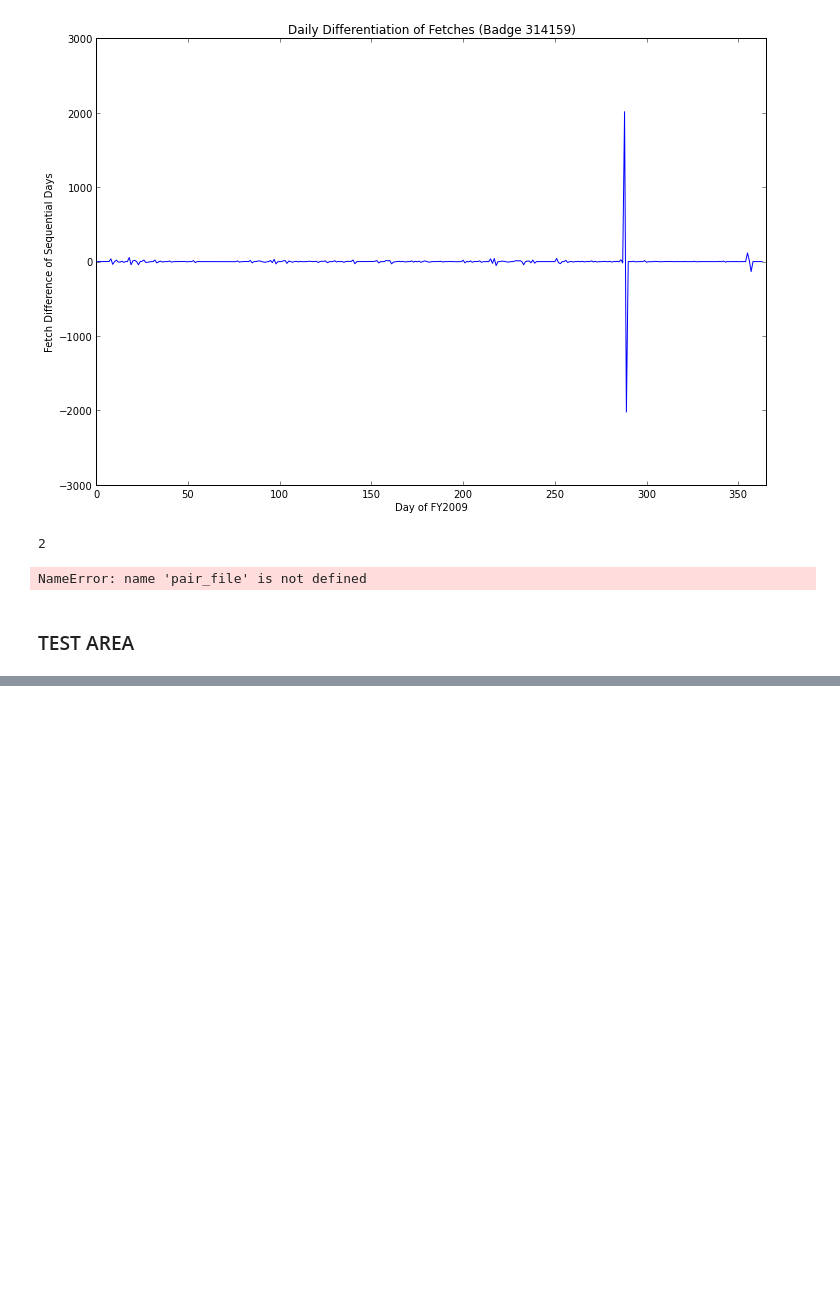
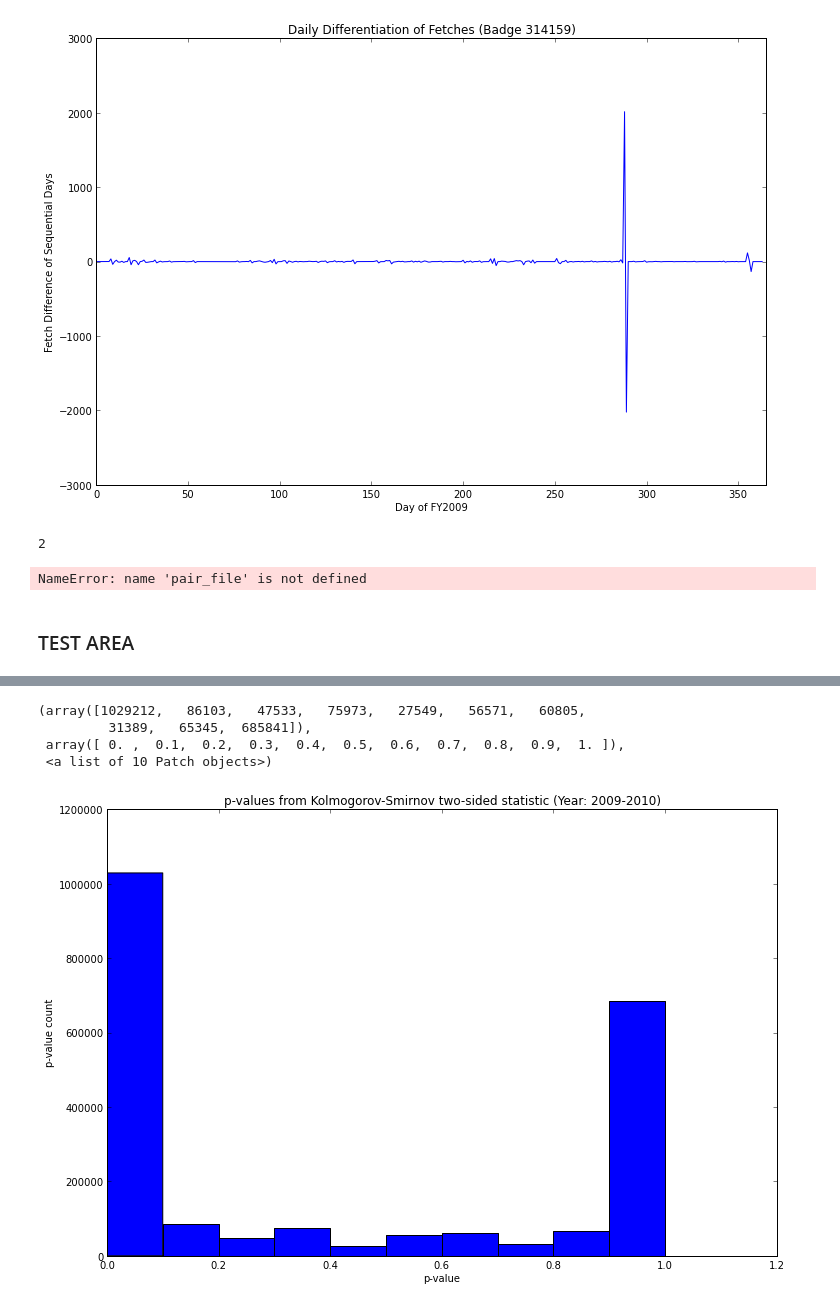
Before and after one commit to svkerr/Aerolink_Ubuntu, a Jupyter notebook: aerolink_daily_analysis.ipynb, the cells around one changed output, grey strips where cells are left out. Drawn from its saved outputs; the diff is of its cells as text; code cells hidden in the pictures; blank space fills up the shorter version.

```diff
--- a/aerolink_daily_analysis.ipynb
+++ b/aerolink_daily_analysis.ipynb
@@ -290,0 +282,12 @@ for pair in user_stat:
+# %%
+plt.xlabel('p-value')
+plt.ylabel('p-value count')
+plt.title('p-values from Kolmogorov-Smirnov two-sided statistic (Year: 2009-2010)')
+#plt.hist(my_p_values, bins = [0.0, 0.1, 0.2,0.3,0.4, 0.5, 0.6,0.7,0.8, 0.9,1.0])
+plt.hist(my_p_values)
+# %% [output]
+(array([1029212,   86103,   47533,   75973,   27549,   56571,   60805,
+         31389,   65345,  685841]),
+ array([ 0. ,  0.1,  0.2,  0.3,  0.4,  0.5,  0.6,  0.7,  0.8,  0.9,  1. ]),
+ <a list of 10 Patch objects>)
+[figure, added]
```
Also changed, not shown: parts of 19 cells of this notebook.
